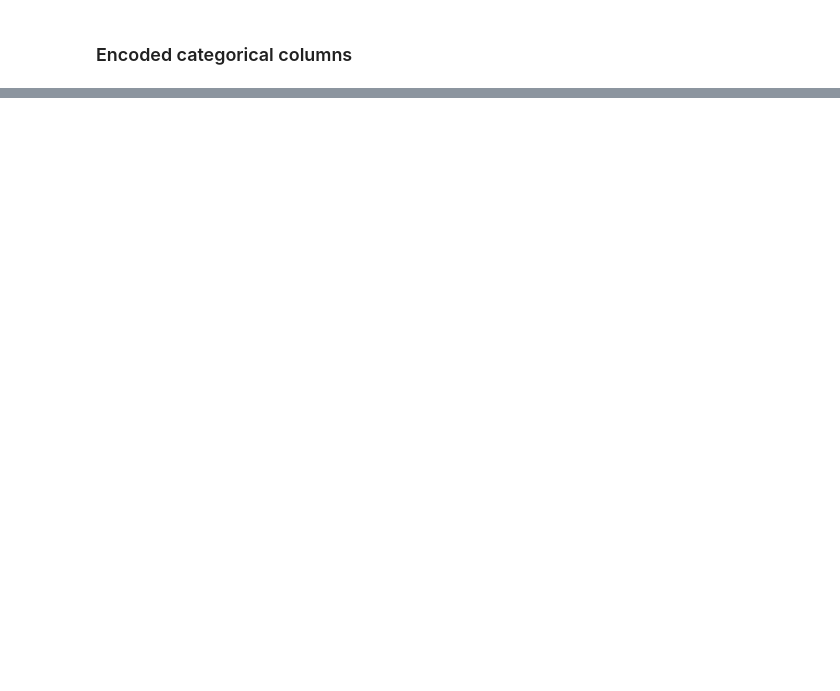
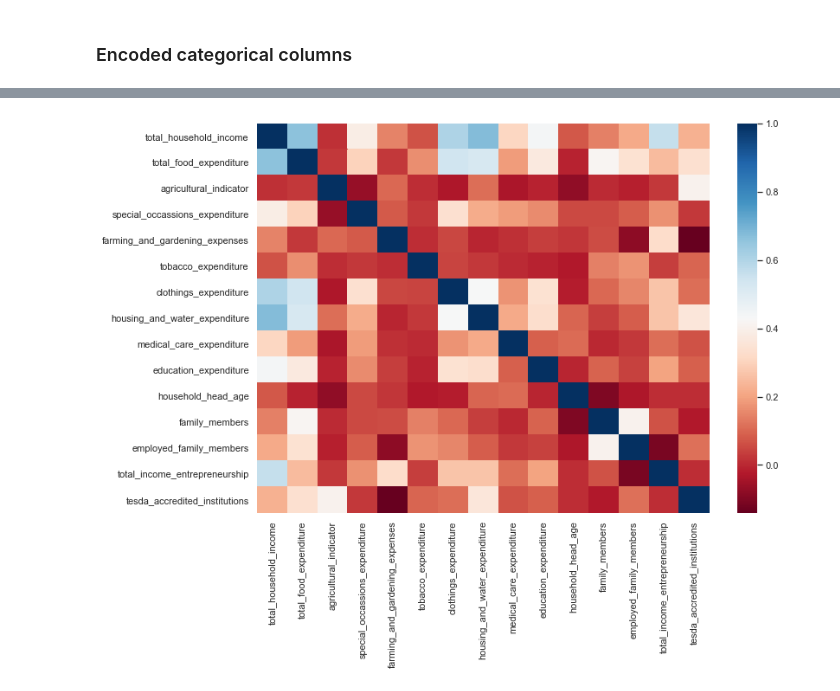
Before and after one commit to legaspicary/it465-group-project, a Jupyter notebook: group_project.ipynb, the cells around one changed output, grey strips where cells are left out. Drawn from its saved outputs; the diff is of its cells as text; code cells hidden in the pictures; blank space fills up the shorter version.

```diff
--- a/group_project.ipynb
+++ b/group_project.ipynb
@@ -406,2 +480,4 @@ format_categorical_columns(income_df)
+# %%
+income_df = format_categorical_columns(income_df)
 # %% [markdown]
 ### Encoded categorical columns
@@ -683,0 +491,7 @@ print(est.summary())
+# %%
+# Check multicolinearity in numerical columns
+non_categorical_df = income_df.drop(categorical_columns,axis=1)
+# %%
+plot_heatmap(non_categorical_df)
+# %% [output]
+[figure, added]
```
Also changed, not shown: parts of 143 cells of this notebook, 3 other files.
